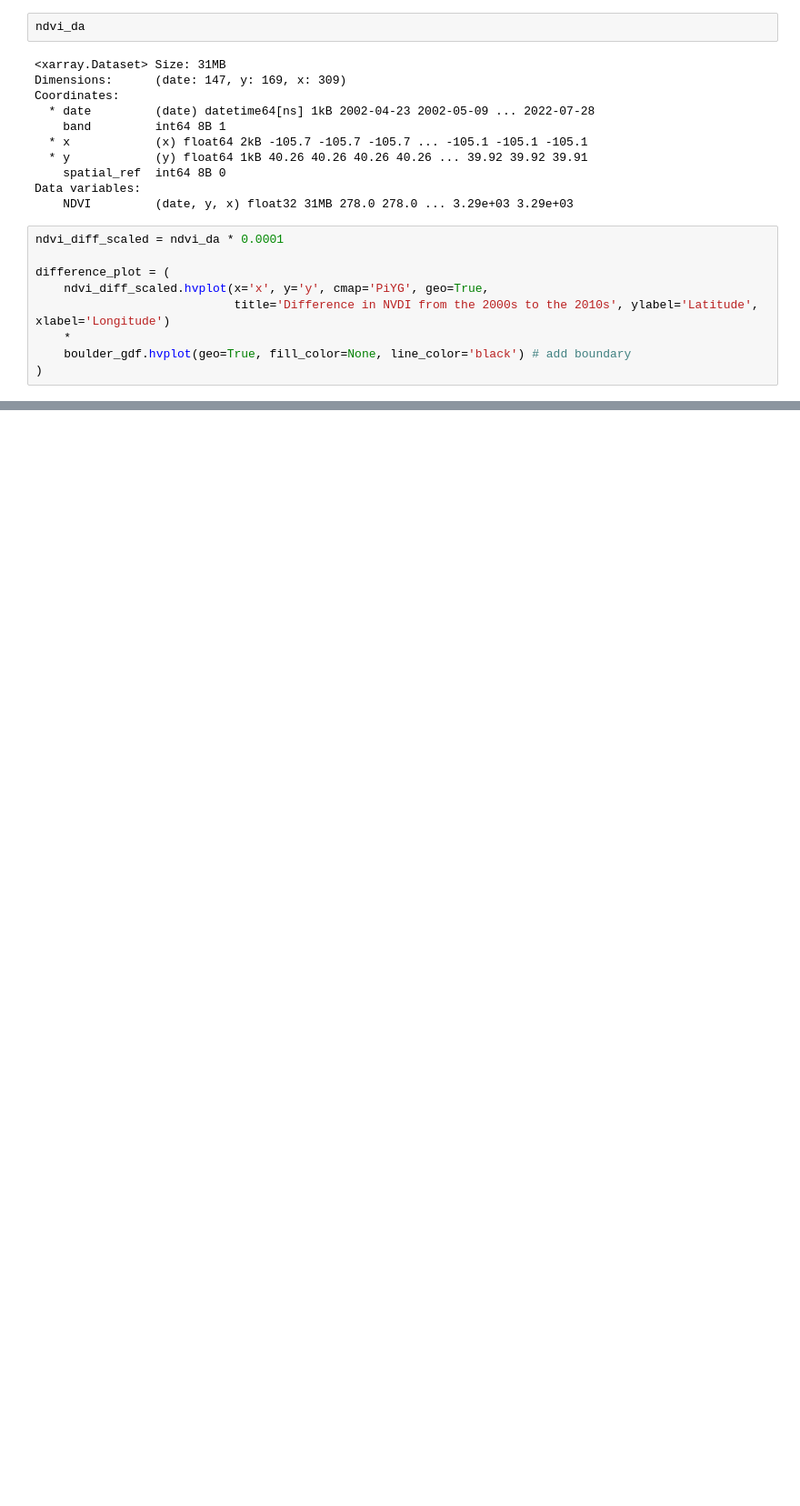
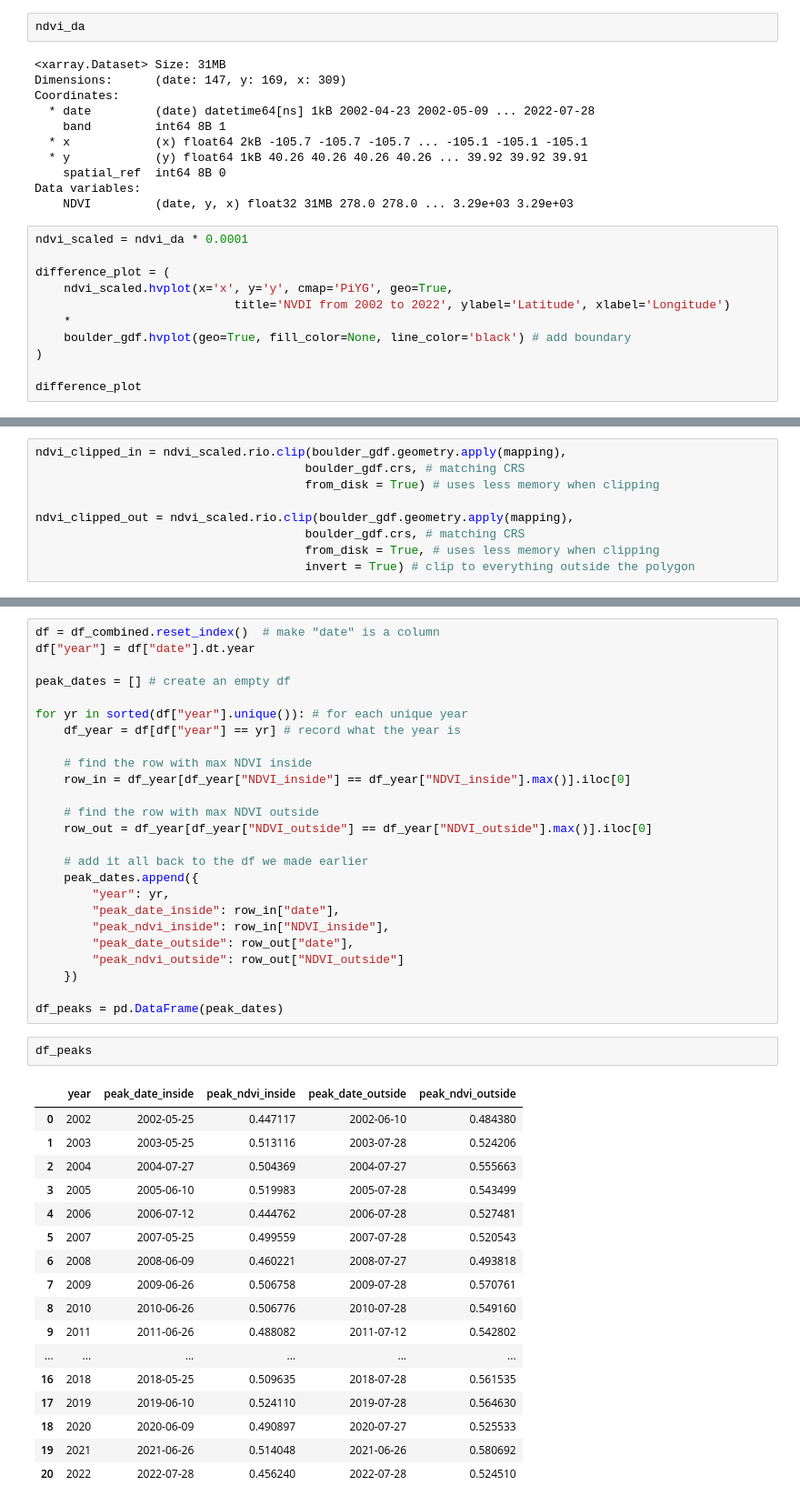
Before and after one commit to mawo7952/EDA-final-project, a Jupyter notebook: ndvi-seasonality-final-code.ipynb, the cells around one changed output, grey strips where cells are left out. Shown at 91% size. Drawn from its saved outputs; the diff is of its cells as text; blank space fills up the shorter version.

```diff
--- a/ndvi-seasonality-final-code.ipynb
+++ b/ndvi-seasonality-final-code.ipynb
@@ -109,11 +109,13 @@ Coordinates:
 Data variables:
     NDVI         (date, y, x) float32 31MB 278.0 278.0 ... 3.29e+03 3.29e+03
 # %%
-ndvi_diff_scaled = ndvi_da * 0.0001
+ndvi_scaled = ndvi_da * 0.0001
 
 difference_plot = (
-    ndvi_diff_scaled.hvplot(x='x', y='y', cmap='PiYG', geo=True,
-                            title='Difference in NVDI from the 2000s to the 2010s', ylabel='Latitude', xlabel='Longitude')
+    ndvi_scaled.hvplot(x='x', y='y', cmap='PiYG', geo=True,
+                            title='NVDI from 2002 to 2022', ylabel='Latitude', xlabel='Longitude')
     *
     boulder_gdf.hvplot(geo=True, fill_color=None, line_color='black') # add boundary
 )
+
+difference_plot
@@ -123,0 +124,9 @@ BokehModel(combine_events=True, render_bundle={'docs_json': {'dd800a62-377b-41f1
+# %%
+ndvi_clipped_in = ndvi_scaled.rio.clip(boulder_gdf.geometry.apply(mapping),
+                                      boulder_gdf.crs, # matching CRS
+                                      from_disk = True) # uses less memory when clipping
+
+ndvi_clipped_out = ndvi_scaled.rio.clip(boulder_gdf.geometry.apply(mapping),
+                                      boulder_gdf.crs, # matching CRS
+                                      from_disk = True, # uses less memory when clipping
+                                      invert = True) # clip to everything outside the polygon
@@ -123,0 +161,45 @@ BokehModel(combine_events=True, render_bundle={'docs_json': {'dd800a62-377b-41f1
+# %%
+df = df_combined.reset_index()  # make "date" is a column
+df["year"] = df["date"].dt.year
+
+peak_dates = [] # create an empty df
+
+for yr in sorted(df["year"].unique()): # for each unique year
+    df_year = df[df["year"] == yr] # record what the year is
+
+    # find the row with max NDVI inside
+    row_in = df_year[df_year["NDVI_inside"] == df_year["NDVI_inside"].max()].iloc[0]
+
+    # find the row with max NDVI outside
+    row_out = df_year[df_year["NDVI_outside"] == df_year["NDVI_outside"].max()].iloc[0]
+
+    # add it all back to the df we made earlier
+    peak_dates.append({
+        "year": yr,
+        "peak_date_inside": row_in["date"],
+        "peak_ndvi_inside": row_in["NDVI_inside"],
+        "peak_date_outside": row_out["date"],
+        "peak_ndvi_outside": row_out["NDVI_outside"]
+    })
+
+df_peaks = pd.DataFrame(peak_dates)
+# %%
+df_peaks
+# %% [output]
+|  | year | peak_date_inside | peak_ndvi_inside | peak_date_outside | peak_ndvi_outside |
+| 0 | 2002 | 2002-05-25 | 0.447117 | 2002-06-10 | 0.484380 |
+| 1 | 2003 | 2003-05-25 | 0.513116 | 2003-07-28 | 0.524206 |
+| 2 | 2004 | 2004-07-27 | 0.504369 | 2004-07-27 | 0.555663 |
+| 3 | 2005 | 2005-06-10 | 0.519983 | 2005-07-28 | 0.543499 |
+| 4 | 2006 | 2006-07-12 | 0.444762 | 2006-07-28 | 0.527481 |
+| 5 | 2007 | 2007-05-25 | 0.499559 | 2007-07-28 | 0.520543 |
+| 6 | 2008 | 2008-06-09 | 0.460221 | 2008-07-27 | 0.493818 |
+| 7 | 2009 | 2009-06-26 | 0.506758 | 2009-07-28 | 0.570761 |
+| 8 | 2010 | 2010-06-26 | 0.506776 | 2010-07-28 | 0.549160 |
+| 9 | 2011 | 2011-06-26 | 0.488082 | 2011-07-12 | 0.542802 |
+| ... | ... | ... | ... | ... | ... |
+| 16 | 2018 | 2018-05-25 | 0.509635 | 2018-07-28 | 0.561535 |
+| 17 | 2019 | 2019-06-10 | 0.524110 | 2019-07-28 | 0.564630 |
+| 18 | 2020 | 2020-06-09 | 0.490897 | 2020-07-27 | 0.525533 |
+| 19 | 2021 | 2021-06-26 | 0.514048 | 2021-06-26 | 0.580692 |
+| 20 | 2022 | 2022-07-28 | 0.456240 | 2022-07-28 | 0.524510 |
```
Also changed, not shown: parts of 20 cells of this notebook, 2 other files.
